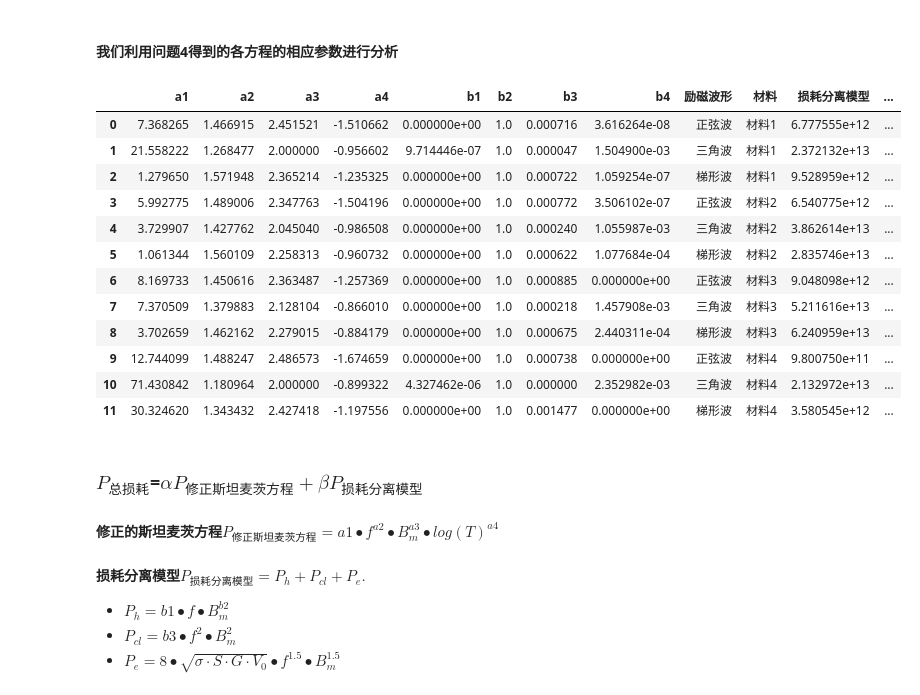
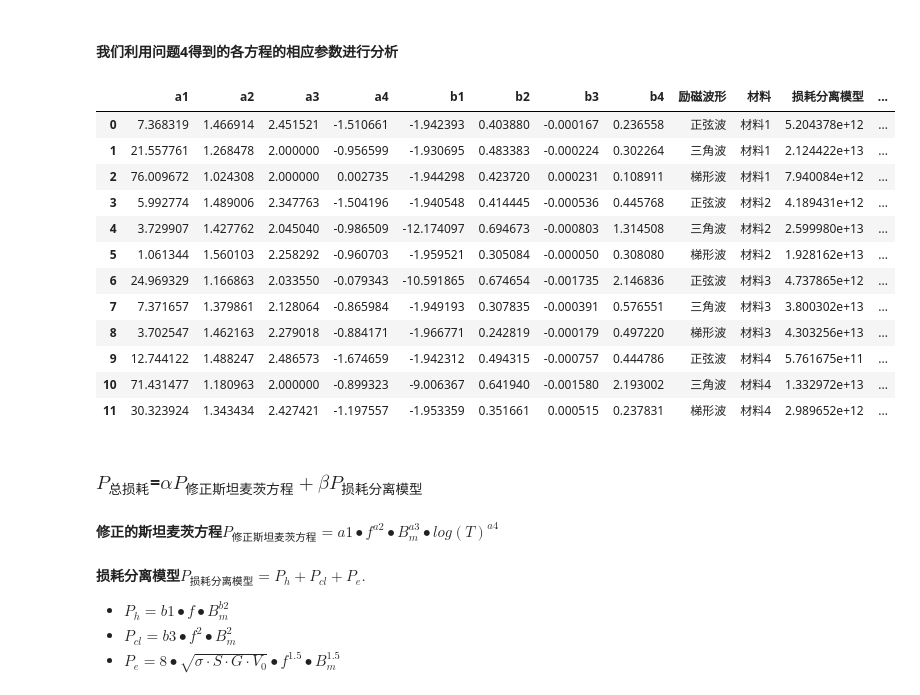
Before and after one commit to Tereaslle/2024-CPGMCM, a Jupyter notebook: C-5/问题5.ipynb, the cells around one changed output. Cells and saved outputs as stored; diff of their text form; code cells hidden in the pictures.

```diff
--- a/C-5/问题5.ipynb
+++ b/C-5/问题5.ipynb
@@ -6,22 +6,22 @@
 #### 我们利用问题4得到的各方程的相应参数进行分析
 # %%
 import pandas as pd
-df = pd.read_excel('问题4\\不同材料不同波形的损耗分离模型和修正方程模型拟合结果.xlsx')
+df = pd.read_excel('..\C-4\不同材料不同波形的损耗分离模型和修正方程模型拟合结果.xlsx')
 df
 # %% [output]
 |  | a1 | a2 | a3 | a4 | b1 | b2 | b3 | b4 | 励磁波形 | 材料 | 损耗分离模型 | ... |
-| 0 | 7.368265 | 1.466915 | 2.451521 | -1.510662 | 0.000000e+00 | 1.0 | 0.000716 | 3.616264e-08 | 正弦波 | 材料1 | 6.777555e+12 | ... |
-| 1 | 21.558222 | 1.268477 | 2.000000 | -0.956602 | 9.714446e-07 | 1.0 | 0.000047 | 1.504900e-03 | 三角波 | 材料1 | 2.372132e+13 | ... |
-| 2 | 1.279650 | 1.571948 | 2.365214 | -1.235325 | 0.000000e+00 | 1.0 | 0.000722 | 1.059254e-07 | 梯形波 | 材料1 | 9.528959e+12 | ... |
-| 3 | 5.992775 | 1.489006 | 2.347763 | -1.504196 | 0.000000e+00 | 1.0 | 0.000772 | 3.506102e-07 | 正弦波 | 材料2 | 6.540775e+12 | ... |
-| 4 | 3.729907 | 1.427762 | 2.045040 | -0.986508 | 0.000000e+00 | 1.0 | 0.000240 | 1.055987e-03 | 三角波 | 材料2 | 3.862614e+13 | ... |
-| 5 | 1.061344 | 1.560109 | 2.258313 | -0.960732 | 0.000000e+00 | 1.0 | 0.000622 | 1.077684e-04 | 梯形波 | 材料2 | 2.835746e+13 | ... |
-| 6 | 8.169733 | 1.450616 | 2.363487 | -1.257369 | 0.000000e+00 | 1.0 | 0.000885 | 0.000000e+00 | 正弦波 | 材料3 | 9.048098e+12 | ... |
-| 7 | 7.370509 | 1.379883 | 2.128104 | -0.866010 | 0.000000e+00 | 1.0 | 0.000218 | 1.457908e-03 | 三角波 | 材料3 | 5.211616e+13 | ... |
-| 8 | 3.702659 | 1.462162 | 2.279015 | -0.884179 | 0.000000e+00 | 1.0 | 0.000675 | 2.440311e-04 | 梯形波 | 材料3 | 6.240959e+13 | ... |
-| 9 | 12.744099 | 1.488247 | 2.486573 | -1.674659 | 0.000000e+00 | 1.0 | 0.000738 | 0.000000e+00 | 正弦波 | 材料4 | 9.800750e+11 | ... |
-| 10 | 71.430842 | 1.180964 | 2.000000 | -0.899322 | 4.327462e-06 | 1.0 | 0.000000 | 2.352982e-03 | 三角波 | 材料4 | 2.132972e+13 | ... |
-| 11 | 30.324620 | 1.343432 | 2.427418 | -1.197556 | 0.000000e+00 | 1.0 | 0.001477 | 0.000000e+00 | 梯形波 | 材料4 | 3.580545e+12 | ... |
+| 0 | 7.368319 | 1.466914 | 2.451521 | -1.510661 | -1.942393 | 0.403880 | -0.000167 | 0.236558 | 正弦波 | 材料1 | 5.204378e+12 | ... |
+| 1 | 21.557761 | 1.268478 | 2.000000 | -0.956599 | -1.930695 | 0.483383 | -0.000224 | 0.302264 | 三角波 | 材料1 | 2.124422e+13 | ... |
+| 2 | 76.009672 | 1.024308 | 2.000000 | 0.002735 | -1.944298 | 0.423720 | 0.000231 | 0.108911 | 梯形波 | 材料1 | 7.940084e+12 | ... |
+| 3 | 5.992774 | 1.489006 | 2.347763 | -1.504196 | -1.940548 | 0.414445 | -0.000536 | 0.445768 | 正弦波 | 材料2 | 4.189431e+12 | ... |
+| 4 | 3.729907 | 1.427762 | 2.045040 | -0.986509 | -12.174097 | 0.694673 | -0.000803 | 1.314508 | 三角波 | 材料2 | 2.599980e+13 | ... |
+| 5 | 1.061344 | 1.560103 | 2.258292 | -0.960703 | -1.959521 | 0.305084 | -0.000050 | 0.308080 | 梯形波 | 材料2 | 1.928162e+13 | ... |
+| 6 | 24.969329 | 1.166863 | 2.033550 | -0.079343 | -10.591865 | 0.674654 | -0.001735 | 2.146836 | 正弦波 | 材料3 | 4.737865e+12 | ... |
+| 7 | 7.371657 | 1.379861 | 2.128064 | -0.865984 | -1.949193 | 0.307835 | -0.000391 | 0.576551 | 三角波 | 材料3 | 3.800302e+13 | ... |
+| 8 | 3.702547 | 1.462163 | 2.279018 | -0.884171 | -1.966771 | 0.242819 | -0.000179 | 0.497220 | 梯形波 | 材料3 | 4.303256e+13 | ... |
+| 9 | 12.744122 | 1.488247 | 2.486573 | -1.674659 | -1.942312 | 0.494315 | -0.000757 | 0.444786 | 正弦波 | 材料4 | 5.761675e+11 | ... |
+| 10 | 71.431477 | 1.180963 | 2.000000 | -0.899323 | -9.006367 | 0.641940 | -0.001580 | 2.193002 | 三角波 | 材料4 | 1.332972e+13 | ... |
+| 11 | 30.323924 | 1.343434 | 2.427421 | -1.197557 | -1.953359 | 0.351661 | 0.000515 | 0.237831 | 梯形波 | 材料4 | 2.989652e+12 | ... |
 # %% [markdown]
 ### $P_{总损耗}$=$\alpha  P_{修正斯坦麦茨方程}+\beta P_{损耗分离模型}$
 
```
Also changed, not shown: parts of 1 cell of this notebook, 4 other files.
